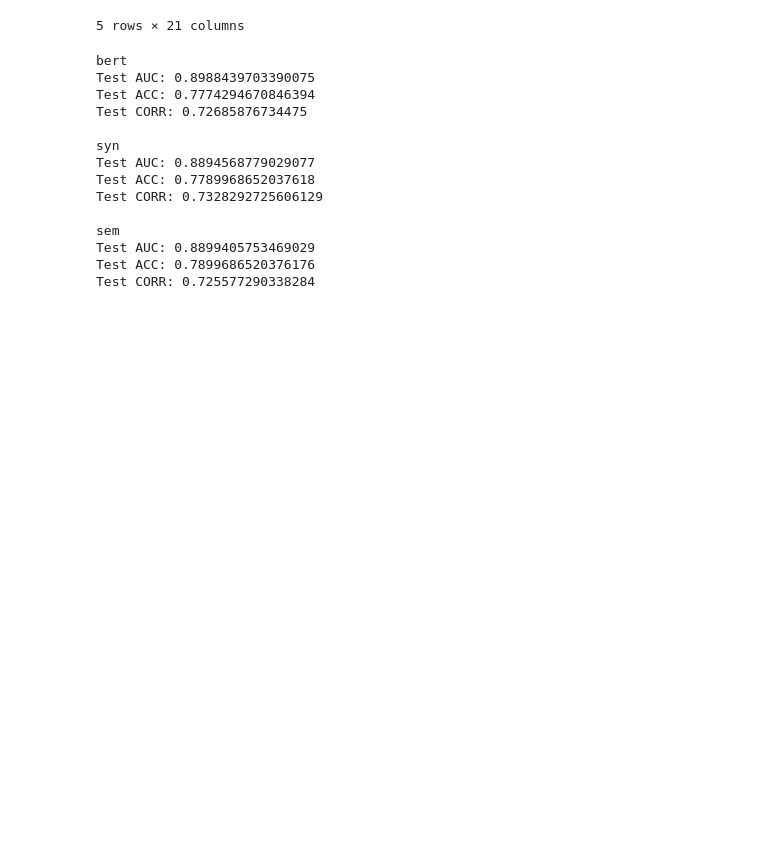
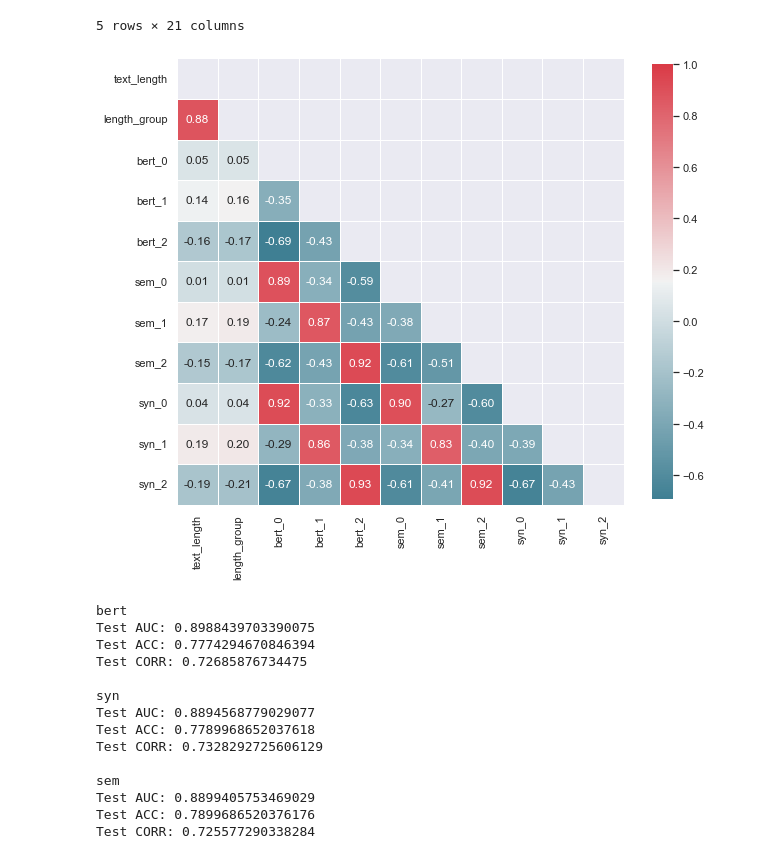
Before and after one commit to hoangntc/BERT_ABSA, a Jupyter notebook: experiment/4_ensemble.ipynb, the cells around one changed output. Saved outputs shown, nothing was run; the diff lists cells and outputs as text; code cells hidden in the pictures; blank space fills up the shorter version.

```diff
--- a/experiment/4_ensemble.ipynb
+++ b/experiment/4_ensemble.ipynb
@@ -493,6 +453,11 @@ df.head()
 | 3 | 3011 | Great OS, fabulous improvements t... | OS | 2 | positive | train | 0.013200 | 0.043205 | 0.943595 | 0.000195 | ... | ... |
 | 4 | 76 | I even got my teenage son one, be... | Photobooth | 2 | positive | train | 0.007652 | 0.007146 | 0.985201 | 0.000148 | ... | ... |
 5 rows × 21 columns
+# %%
+cols = ['text_length', 'length_group'] + sorted([c for c in df if c.endswith('_0') or c.endswith('_1') or c.endswith('_2')])
+plot_correlation_matrix(df, cols)
+# %% [output]
+[figure, added]
 # %%
 model_name = ['bert', 'syn', 'sem']
 i_test = df['tvt']=='test'
```
Also changed, not shown: parts of 18 cells of this notebook.
